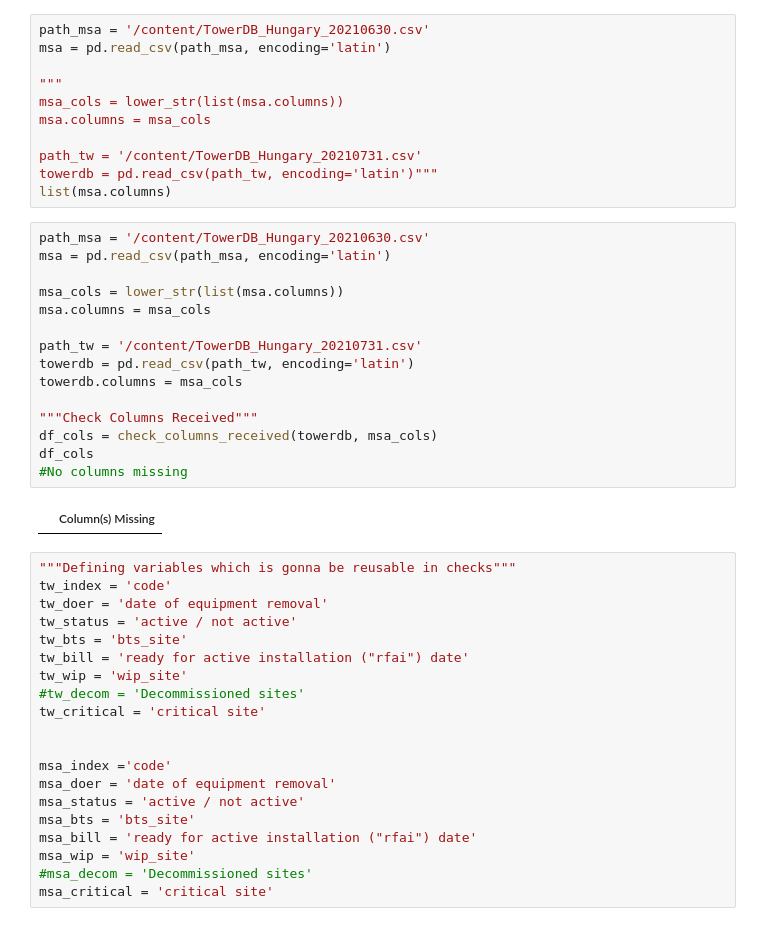
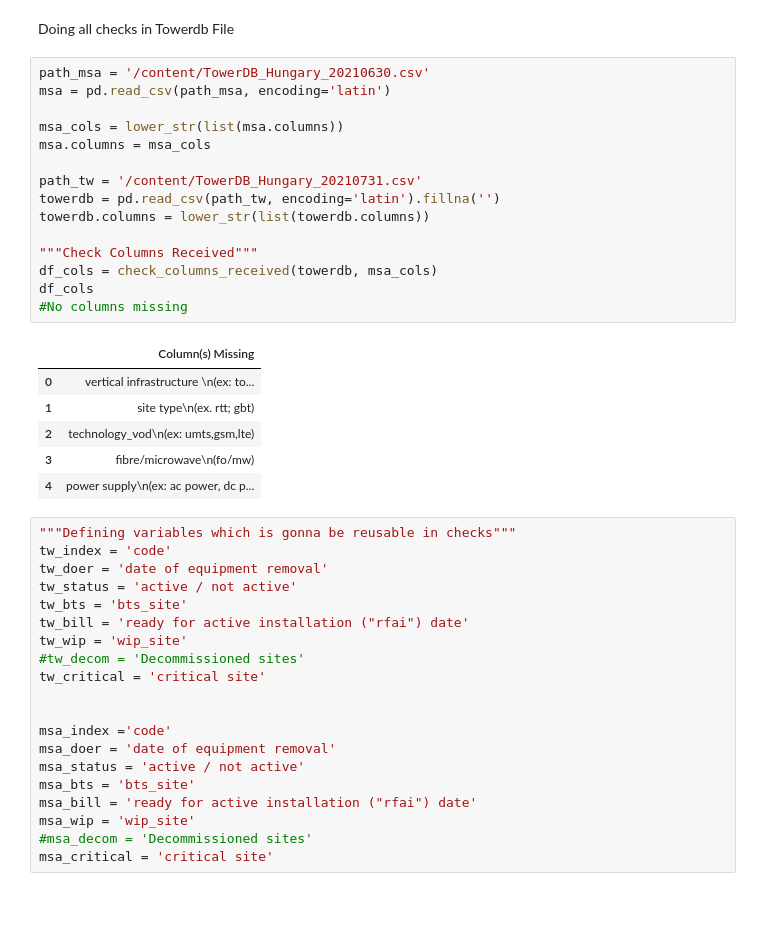
Before and after one commit to emerenan/xlsx_validation, a Jupyter notebook: hu_validations.ipynb, the cells around one changed output. Drawn from its saved outputs; the diff is of its cells as text.

```diff
--- a/hu_validations.ipynb
+++ b/hu_validations.ipynb
@@ -579,31 +1099,27 @@ def general_log_erros(df_list, sheet_list, path):
+# %% [markdown]
+Doing all checks in Towerdb File
 # %%
 path_msa = '/content/TowerDB_Hungary_20210630.csv'
 msa = pd.read_csv(path_msa, encoding='latin')
 
-"""
 msa_cols = lower_str(list(msa.columns))
 msa.columns = msa_cols
 
 path_tw = '/content/TowerDB_Hungary_20210731.csv'
-towerdb = pd.read_csv(path_tw, encoding='latin')"""
-list(msa.columns)
+towerdb = pd.read_csv(path_tw, encoding='latin').fillna('')
+towerdb.columns = lower_str(list(towerdb.columns))
+
+"""Check Columns Received"""
+df_cols = check_columns_received(towerdb, msa_cols)
+df_cols
+#No columns missing
+# %% [output]
+|  | Column(s) Missing |
+| 0 | vertical infrastructure \n(ex: to... |
+| 1 | site type\n(ex. rtt; gbt) |
+| 2 | technology_vod\n(ex: umts,gsm,lte) |
+| 3 | fibre/microwave\n(fo/mw) |
+| 4 | power supply\n(ex: ac power, dc p... |
-# %%
-path_msa = '/content/TowerDB_Hungary_20210630.csv'
-msa = pd.read_csv(path_msa, encoding='latin')
-
-msa_cols = lower_str(list(msa.columns))
-msa.columns = msa_cols
-
-path_tw = '/content/TowerDB_Hungary_20210731.csv'
-towerdb = pd.read_csv(path_tw, encoding='latin')
-towerdb.columns = msa_cols
-
-"""Check Columns Received"""
-df_cols = check_columns_received(towerdb, msa_cols)
-df_cols
-#No columns missing
-# %% [output]
-|  | Column(s) Missing |
 # %%
 """Defining variables which is gonna be reusable in checks"""
 tw_index = 'code'
```
Also changed, not shown: parts of 25 cells of this notebook.
